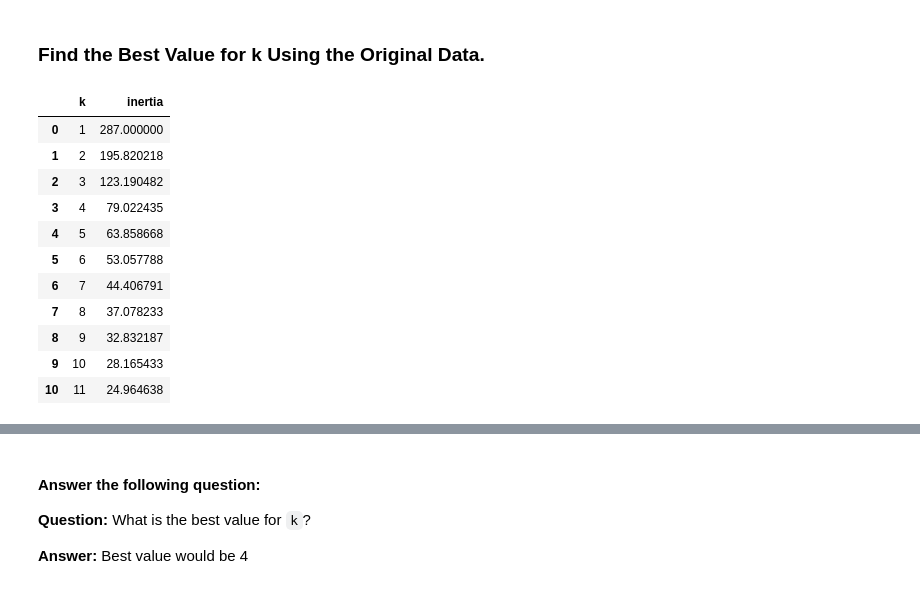
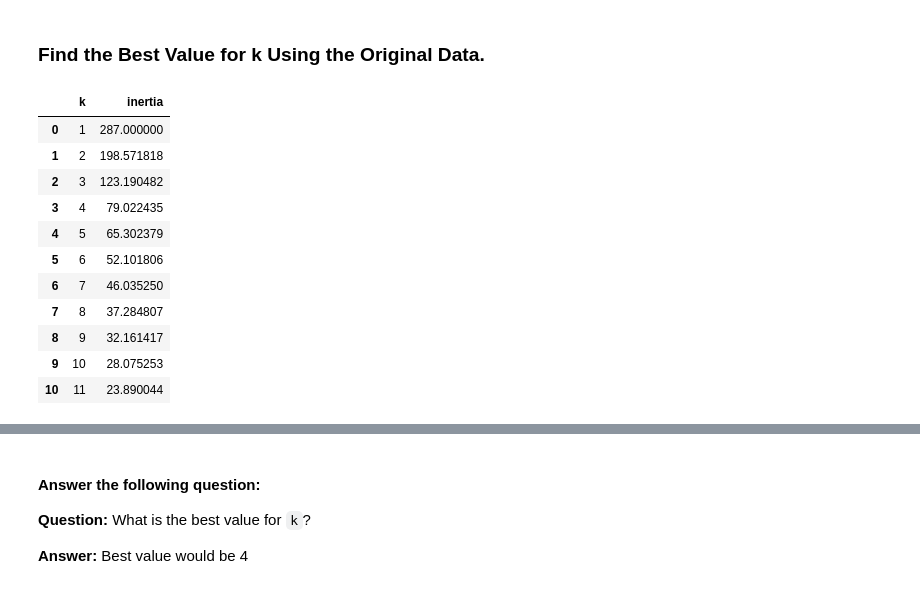
Before and after one commit to GarrettSteenwyk/CryptoClustering, a Jupyter notebook: Crypto_Clustering.ipynb, the cells around one changed output, grey strips where cells are left out. Saved outputs shown, nothing was run; the diff lists cells and outputs as text; code cells hidden in the pictures.

```diff
--- a/Crypto_Clustering.ipynb
+++ b/Crypto_Clustering.ipynb
@@ -57,7 +57,8 @@ df_market_data.hvplot.line(
 ### Prepare the Data
 # %%
 # Use the `StandardScaler()` module from scikit-learn to normalize the data from the CSV file
-market_sc = StandardScaler().fit_transform(df_market_data)
+market_sc = StandardScaler().fit_transform(df_market_data[["price_change_percentage_24h", "price_change_percentage_7d", "price_change_percentage_14d", "price_change_percentage_30d",
+                                                      "price_change_percentage_60d", "price_change_percentage_200d", "price_change_percentage_1y"]])
 # %%
 # Create a DataFrame with the scaled data
 crypto_df = pd.DataFrame(market_sc, columns=["price_change_percentage_24h", "price_change_percentage_7d", "price_change_percentage_14d", "price_change_percentage_30d",
@@ -114,23 +115,23 @@ for i in k:
 # %%
 # Create a dictionary with the data to plot the Elbow curve
 elbow_data1 = {"k": k, "inertia": inertia1}
 
 # Create a DataFrame with the data to plot the Elbow curve
 elbow_df1 = pd.DataFrame(elbow_data1)
-#elbow_df1
+elbow_df1
 # %% [output]
 |  | k | inertia |
 | 0 | 1 | 287.000000 |
-| 1 | 2 | 195.820218 |
+| 1 | 2 | 198.571818 |
 | 2 | 3 | 123.190482 |
 | 3 | 4 | 79.022435 |
-| 4 | 5 | 63.858668 |
-| 5 | 6 | 53.057788 |
-| 6 | 7 | 44.406791 |
-| 7 | 8 | 37.078233 |
-| 8 | 9 | 32.832187 |
-| 9 | 10 | 28.165433 |
-| 10 | 11 | 24.964638 |
+| 4 | 5 | 65.302379 |
+| 5 | 6 | 52.101806 |
+| 6 | 7 | 46.035250 |
+| 7 | 8 | 37.284807 |
+| 8 | 9 | 32.161417 |
+| 9 | 10 | 28.075253 |
+| 10 | 11 | 23.890044 |
 # %%
 # Plot a line chart with all the inertia values computed with
 # the different values of k to visually identify the optimal value for k.
```
Also changed, not shown: parts of 20 cells of this notebook.
